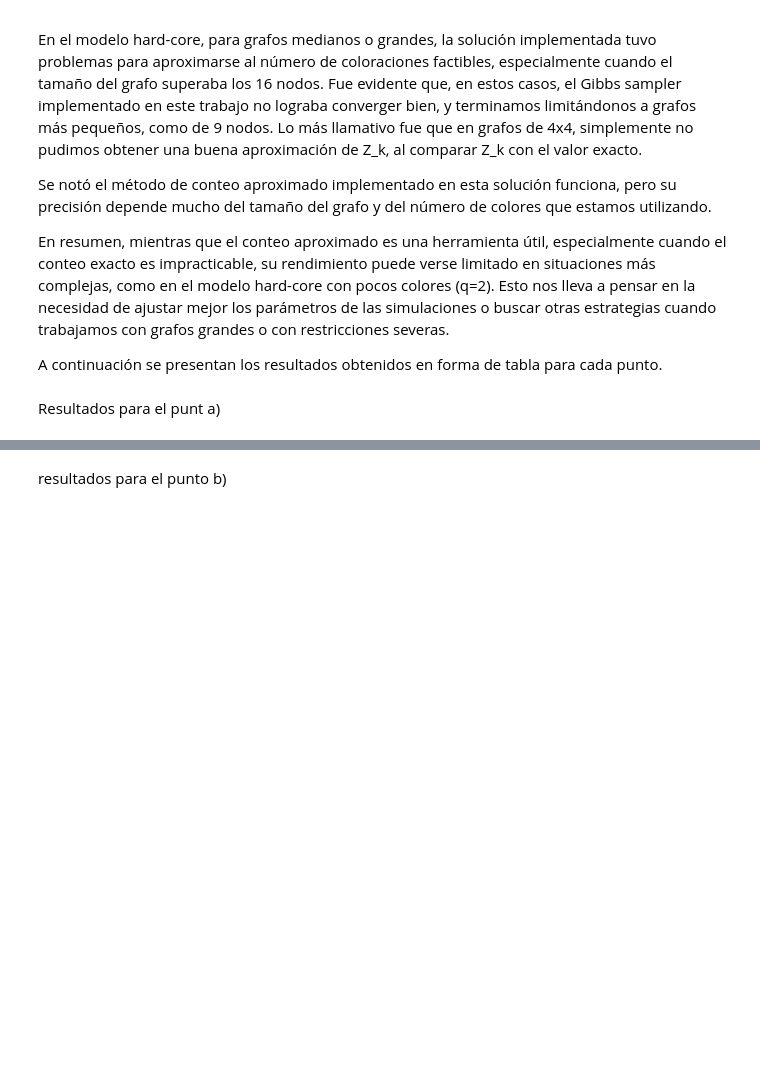
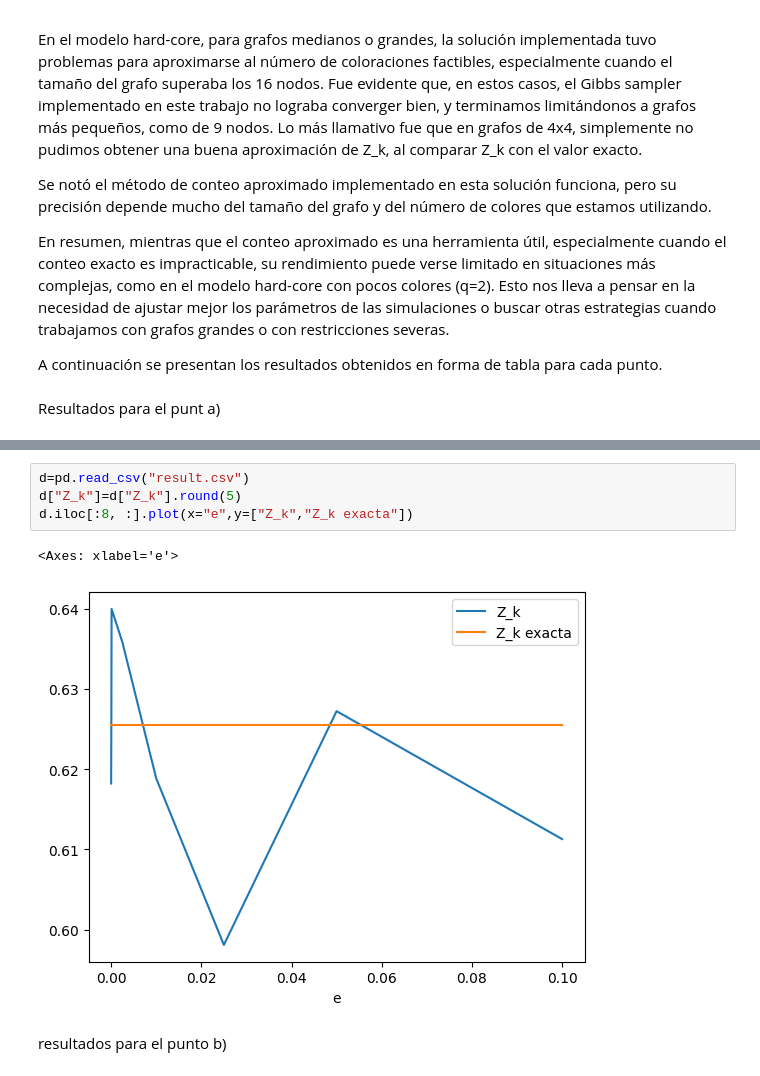
Before and after one commit to alaguilarunal/approximate_counting, a Jupyter notebook: work2.ipynb, the cells around one changed output, grey strips where cells are left out. Saved outputs shown, nothing was run; the diff lists cells and outputs as text; blank space fills up the shorter version.

```diff
--- a/work2.ipynb
+++ b/work2.ipynb
@@ -719,3 +720,10 @@ d.iloc[:, 1:]
+# %%
+d=pd.read_csv("result.csv")
+d["Z_k"]=d["Z_k"].round(5)
+d.iloc[:8, :].plot(x="e",y=["Z_k","Z_k exacta"])
+# %% [output]
+<Axes: xlabel='e'>
+[figure, added]
 # %% [markdown]
 resultados para el punto b)
 # %%
```
Also changed, not shown: parts of 4 cells of this notebook.
